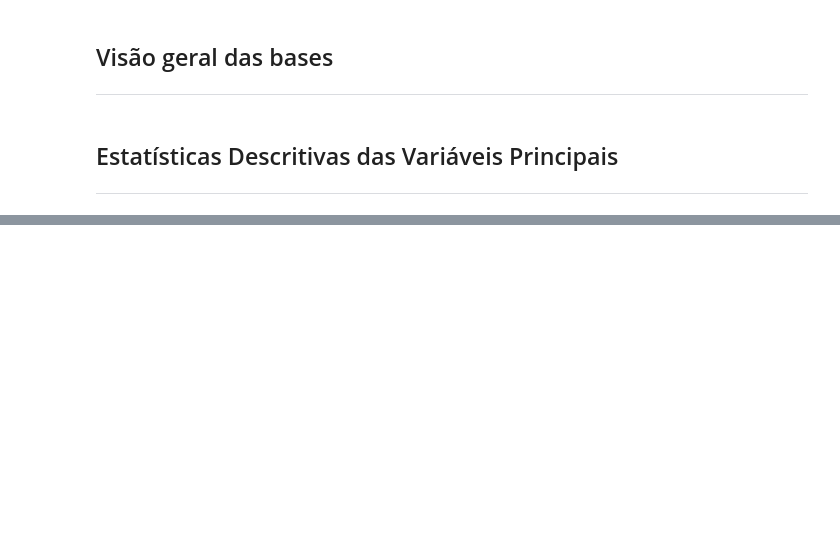
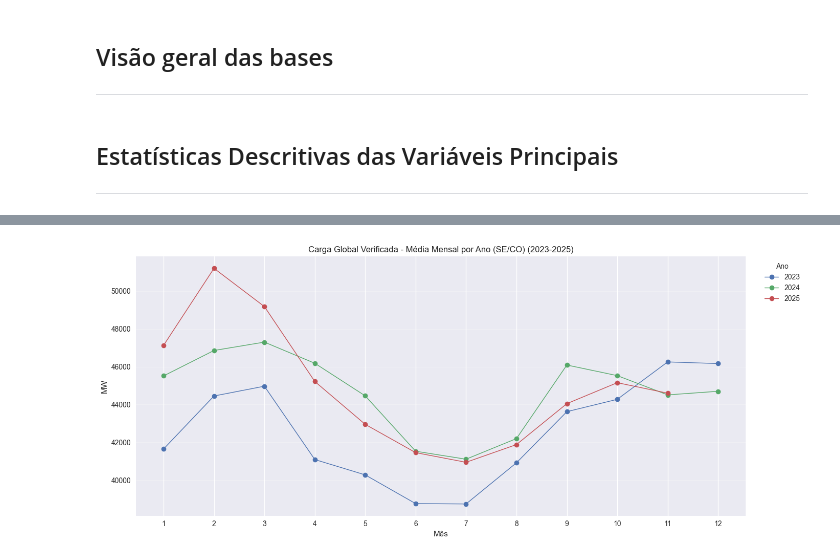
Before and after one commit to edmar-bevilaqua/cmp259-thermal-dispatch-project, a Jupyter notebook: exploratory_data_analysis.ipynb, the cells around one changed output, grey strips where cells are left out. Cells and saved outputs as stored; diff of their text form; code cells hidden in the pictures; blank space fills up the shorter version.

```diff
--- a/exploratory_data_analysis.ipynb
+++ b/exploratory_data_analysis.ipynb
@@ -74,0 +86,23 @@ df_cmo.describe().T
+# %%
+df = df_carga_v.copy()
+df['year'] = df['din_referenciautc'].dt.year
+df['month'] = df['din_referenciautc'].dt.month
+df['val_cargaglobal'] = pd.to_numeric(df['val_cargaglobal'], errors='coerce')
+
+pivot = df.groupby(['year', 'month'])['val_cargaglobal'].mean().unstack(level=0)
+
+pivot = pivot.reindex(range(1, 13))
+
+fig, ax = plt.subplots(figsize=(14, 6))
+pivot.plot(ax=ax, marker='o', linewidth=1)
+
+ax.set_xticks(range(1, 13))
+ax.set_xlabel('Mês')
+ax.set_ylabel('MW')
+ax.set_title('Carga Global Verificada - Média Mensal por Ano (SE/CO) (2023-2025)')
+ax.legend(title='Ano', bbox_to_anchor=(1.02, 1), loc='upper left')
+ax.grid(axis='y', alpha=0.3)
+plt.tight_layout()
+plt.show()
+# %% [output]
+[figure, added]
```
Also changed, not shown: parts of 3 cells of this notebook.
